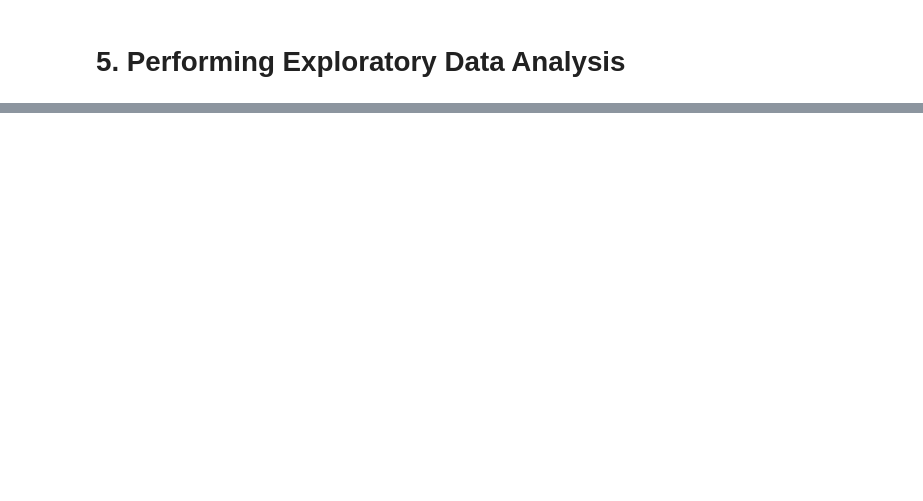
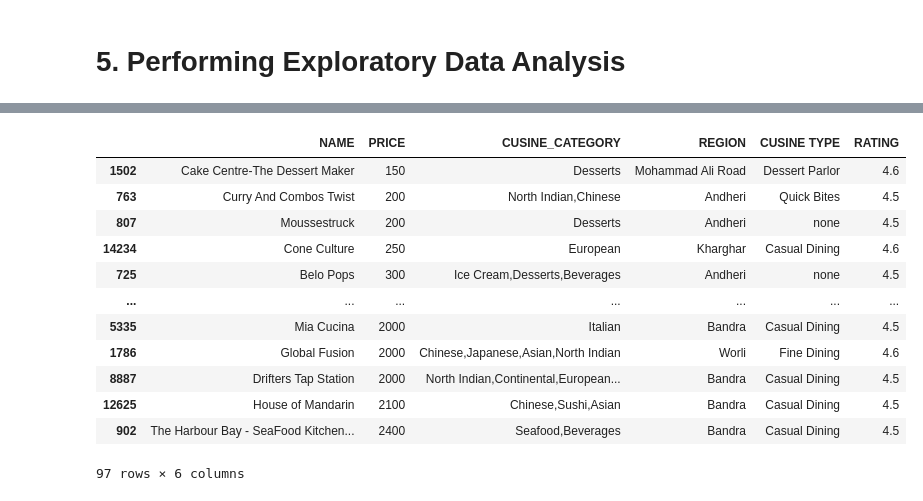
Before and after one commit to ArchanaAI/Zomato-Mumbai-analysis, a Jupyter notebook: Zomata Mumbai Analysis.ipynb, the cells around one changed output, grey strips where cells are left out. Saved outputs shown, nothing was run; the diff lists cells and outputs as text; code cells hidden in the pictures; blank space fills up the shorter version.

```diff
--- a/Zomata Mumbai Analysis.ipynb
+++ b/Zomata Mumbai Analysis.ipynb
@@ -590,0 +669,20 @@ ValueError: Value of 'x' is not the name of a column in 'data_frame'. Expected o
+# %%
+# Finding the highest rated list of restaurants
+highrate_rest_df = zomato_df[['NAME', 'PRICE', 'CUSINE_CATEGORY', 'REGION', 'CUSINE TYPE','RATING']]
+highrate_rest_df = highrate_rest_df[highrate_rest_df['RATING'] >= 4.5]
+highrate_rest_df.sort_values(by='PRICE', inplace=True)
+highrate_rest_df
+# %% [output]
+|  | NAME | PRICE | CUSINE_CATEGORY | REGION | CUSINE TYPE | RATING |
+| 1502 | Cake Centre-The Dessert Maker | 150 | Desserts | Mohammad Ali Road | Dessert Parlor | 4.6 |
+| 763 | Curry And Combos Twist | 200 | North Indian,Chinese | Andheri | Quick Bites | 4.5 |
+| 807 | Moussestruck | 200 | Desserts | Andheri | none | 4.5 |
+| 14234 | Cone Culture | 250 | European | Kharghar | Casual Dining | 4.6 |
+| 725 | Belo Pops | 300 | Ice Cream,Desserts,Beverages | Andheri | none | 4.5 |
+| ... | ... | ... | ... | ... | ... | ... |
+| 5335 | Mia Cucina | 2000 | Italian | Bandra | Casual Dining | 4.5 |
+| 1786 | Global Fusion | 2000 | Chinese,Japanese,Asian,North Indian | Worli | Fine Dining | 4.6 |
+| 8887 | Drifters Tap Station | 2000 | North Indian,Continental,European... | Bandra | Casual Dining | 4.5 |
+| 12625 | House of Mandarin | 2100 | Chinese,Sushi,Asian | Bandra | Casual Dining | 4.5 |
+| 902 | The Harbour Bay - SeaFood Kitchen... | 2400 | Seafood,Beverages | Bandra | Casual Dining | 4.5 |
+97 rows × 6 columns
```
Also changed, not shown: parts of 50 cells of this notebook.
